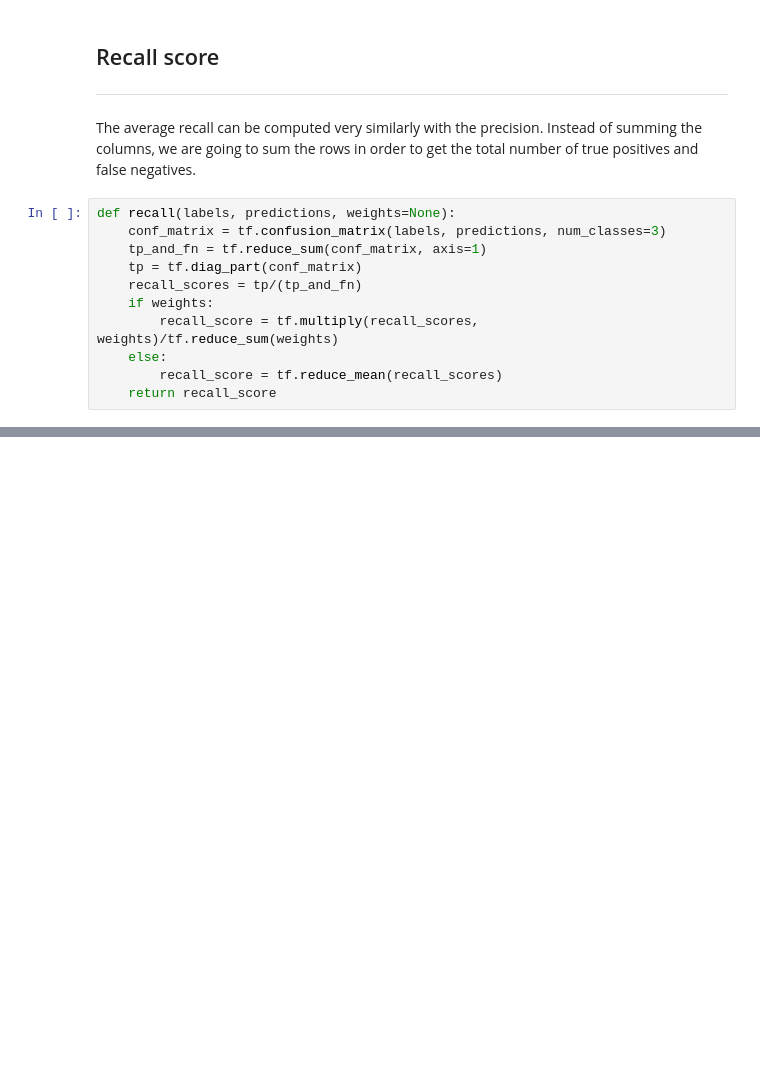
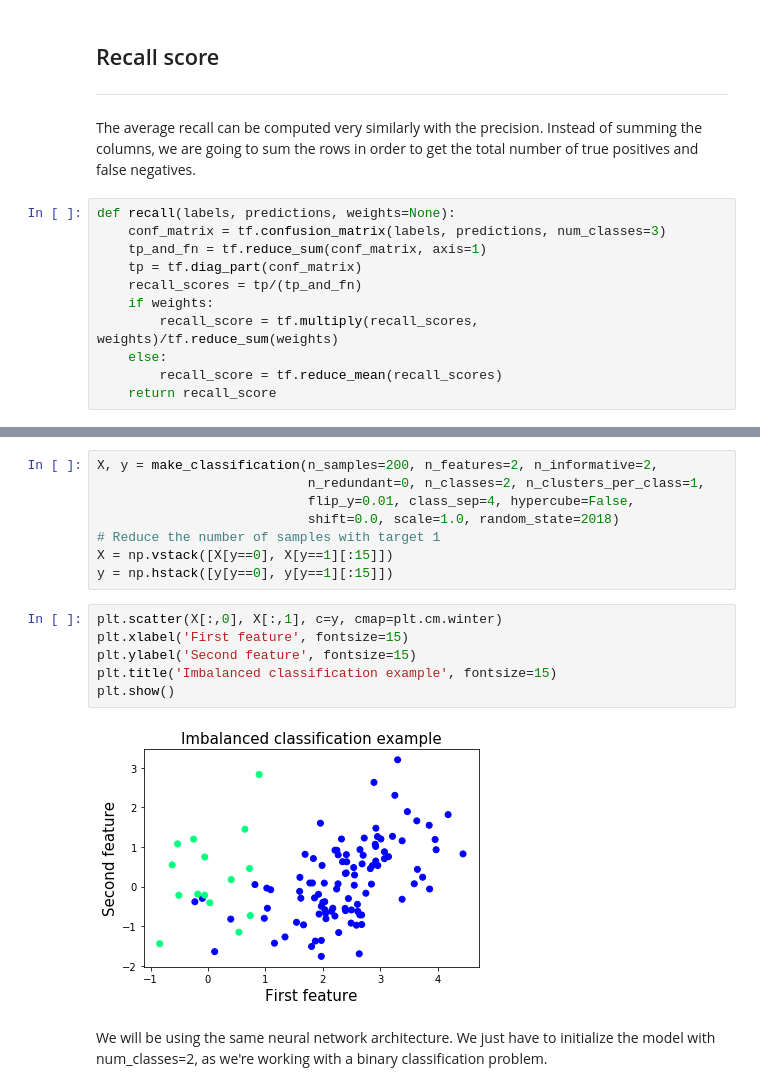
Before and after one commit to madalinabuzau/tensorflow-eager-tutorials, a Jupyter notebook: 02_using_metrics_in_eager_mode.ipynb, the cells around one changed output, grey strips where cells are left out. Saved outputs shown, nothing was run; the diff lists cells and outputs as text; blank space fills up the shorter version.

Commit message:
Updated second tutorial

```diff
--- a/02_using_metrics_in_eager_mode.ipynb
+++ b/02_using_metrics_in_eager_mode.ipynb
@@ -235,0 +247,18 @@ print('Average precision: ', precision_score.numpy())
+# %%
+X, y = make_classification(n_samples=200, n_features=2, n_informative=2,
+                           n_redundant=0, n_classes=2, n_clusters_per_class=1,
+                           flip_y=0.01, class_sep=4, hypercube=False,
+                           shift=0.0, scale=1.0, random_state=2018)
+# Reduce the number of samples with target 1
+X = np.vstack([X[y==0], X[y==1][:15]])
+y = np.hstack([y[y==0], y[y==1][:15]])
+# %%
+plt.scatter(X[:,0], X[:,1], c=y, cmap=plt.cm.winter)
+plt.xlabel('First feature', fontsize=15)
+plt.ylabel('Second feature', fontsize=15)
+plt.title('Imbalanced classification example', fontsize=15)
+plt.show()
+# %% [output]
+[figure, added]
+# %% [markdown]
+We will be using the same neural network architecture. We just have to initialize the model with num_classes=2, as we're working with a binary classification problem.
```
Also changed, not shown: parts of 18 cells of this notebook, 1 other file.
